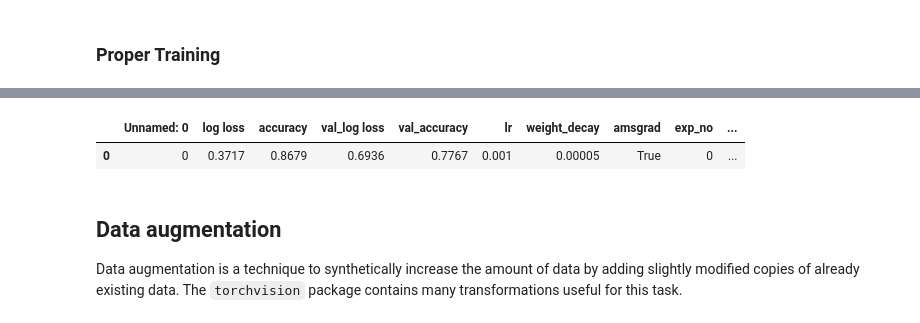
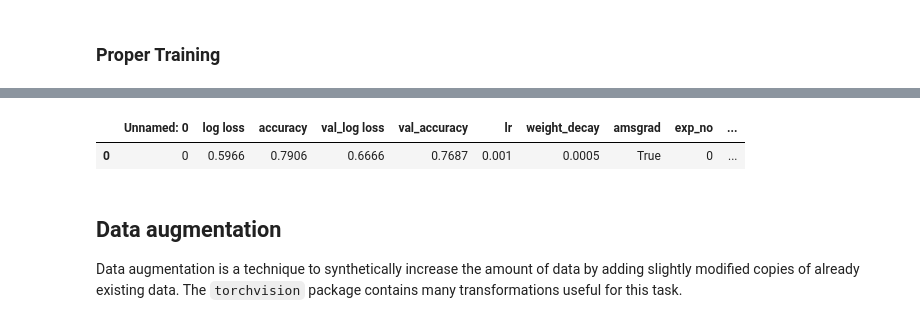
Before and after one commit to BartekKrzepkowski/aann2021-private-bk, a Jupyter notebook: solutions/bk_solution_07_computer_vision.ipynb, the cells around one changed output, grey strips where cells are left out. Cells and saved outputs as stored; diff of their text form; code cells hidden in the pictures.

```diff
--- a/solutions/bk_solution_07_computer_vision.ipynb
+++ b/solutions/bk_solution_07_computer_vision.ipynb
@@ -244,10 +246,10 @@ trainer.run_trainer(**params_runs)
 # %%
 import pandas as pd
 
-pd.read_csv('data/proper_training_2021-12-09_18-27-30/proper_training.csv')
+pd.read_csv('data/proper_training_2021-12-10_23-39-48/proper_training.csv')
 # %% [output]
 |  | Unnamed: 0 | log loss | accuracy | val_log loss | val_accuracy | lr | weight_decay | amsgrad | exp_no | ... |
-| 0 | 0 | 0.3717 | 0.8679 | 0.6936 | 0.7767 | 0.001 | 0.00005 | True | 0 | ... |
+| 0 | 0 | 0.5966 | 0.7906 | 0.6666 | 0.7687 | 0.001 | 0.0005 | True | 0 | ... |
 # %% [markdown]
 ## Data augmentation
 Data augmentation is a technique to synthetically increase the amount of data by adding slightly modified copies of already existing data. The `torchvision` package contains many transformations useful for this task.
```
Also changed, not shown: parts of 8 cells of this notebook, 1 other file.
